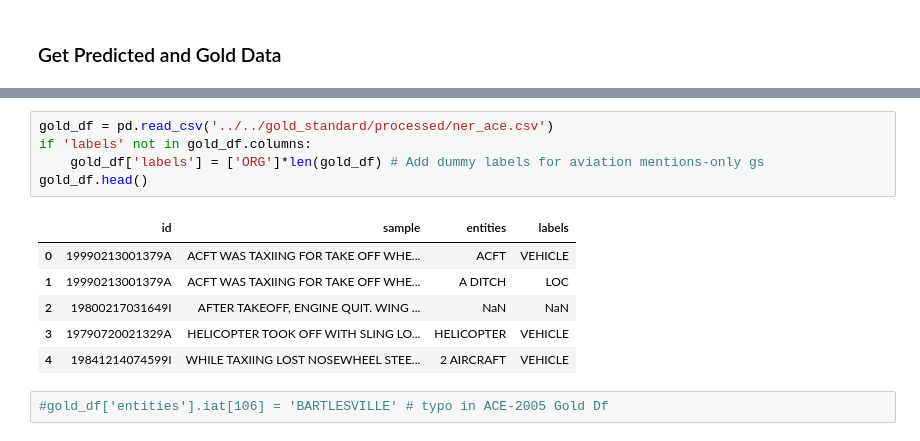
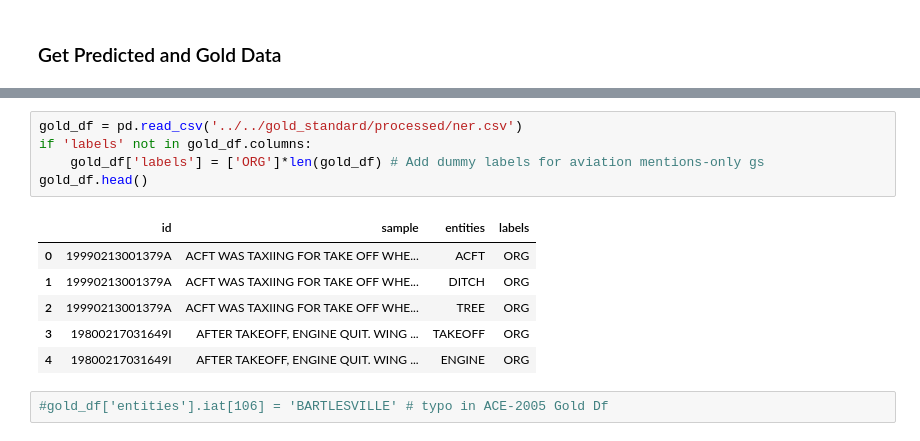
Before and after one commit to nd-crane/trusted_ke, a Jupyter notebook: evaluations/automatic/ner_eval.ipynb, the cells around one changed output, grey strips where cells are left out. Saved outputs shown, nothing was run; the diff lists cells and outputs as text.

```diff
--- a/evaluations/automatic/ner_eval.ipynb
+++ b/evaluations/automatic/ner_eval.ipynb
@@ -144,17 +234,17 @@ result_df.head()
 | 3 | 19760531024959A | 9 | 1 | MAINT NOT PERFORMED DUE PARTS NOT... | turbocharger waste gate did not a... | TURBOCHARGER WASTE GATE | OtherScientificTerm |
 | 4 | 19760507010379A | 10 | 1 | LEFT ENG OIL SUPPLY EXHAUSTED.GEA... | gear-up ldg in mesquite brush . | GEAR-UP LDG | Method |
 # %%
-gold_df = pd.read_csv('../../gold_standard/processed/ner_ace.csv')
+gold_df = pd.read_csv('../../gold_standard/processed/ner.csv')
 if 'labels' not in gold_df.columns:
     gold_df['labels'] = ['ORG']*len(gold_df) # Add dummy labels for aviation mentions-only gs
 gold_df.head()
 # %% [output]
 |  | id | sample | entities | labels |
-| 0 | 19990213001379A | ACFT WAS TAXIING FOR TAKE OFF WHE... | ACFT | VEHICLE |
-| 1 | 19990213001379A | ACFT WAS TAXIING FOR TAKE OFF WHE... | A DITCH | LOC |
-| 2 | 19800217031649I | AFTER TAKEOFF, ENGINE QUIT. WING ... | NaN | NaN |
-| 3 | 19790720021329A | HELICOPTER TOOK OFF WITH SLING LO... | HELICOPTER | VEHICLE |
-| 4 | 19841214074599I | WHILE TAXIING LOST NOSEWHEEL STEE... | 2 AIRCRAFT | VEHICLE |
+| 0 | 19990213001379A | ACFT WAS TAXIING FOR TAKE OFF WHE... | ACFT | ORG |
+| 1 | 19990213001379A | ACFT WAS TAXIING FOR TAKE OFF WHE... | DITCH | ORG |
+| 2 | 19990213001379A | ACFT WAS TAXIING FOR TAKE OFF WHE... | TREE | ORG |
+| 3 | 19800217031649I | AFTER TAKEOFF, ENGINE QUIT. WING ... | TAKEOFF | ORG |
+| 4 | 19800217031649I | AFTER TAKEOFF, ENGINE QUIT. WING ... | ENGINE | ORG |
 # %%
 #gold_df['entities'].iat[106] = 'BARTLESVILLE' # typo in ACE-2005 Gold Df
 # %%
```
Also changed, not shown: parts of 9 cells of this notebook, 7 other files.
